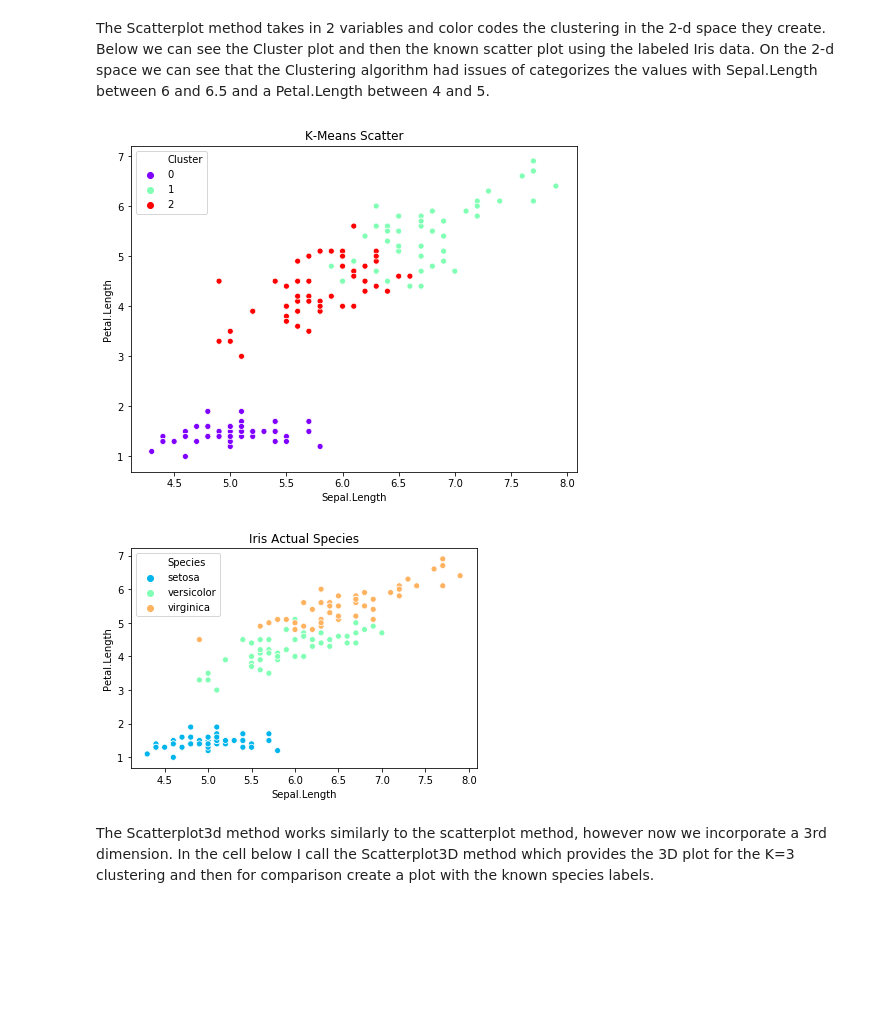
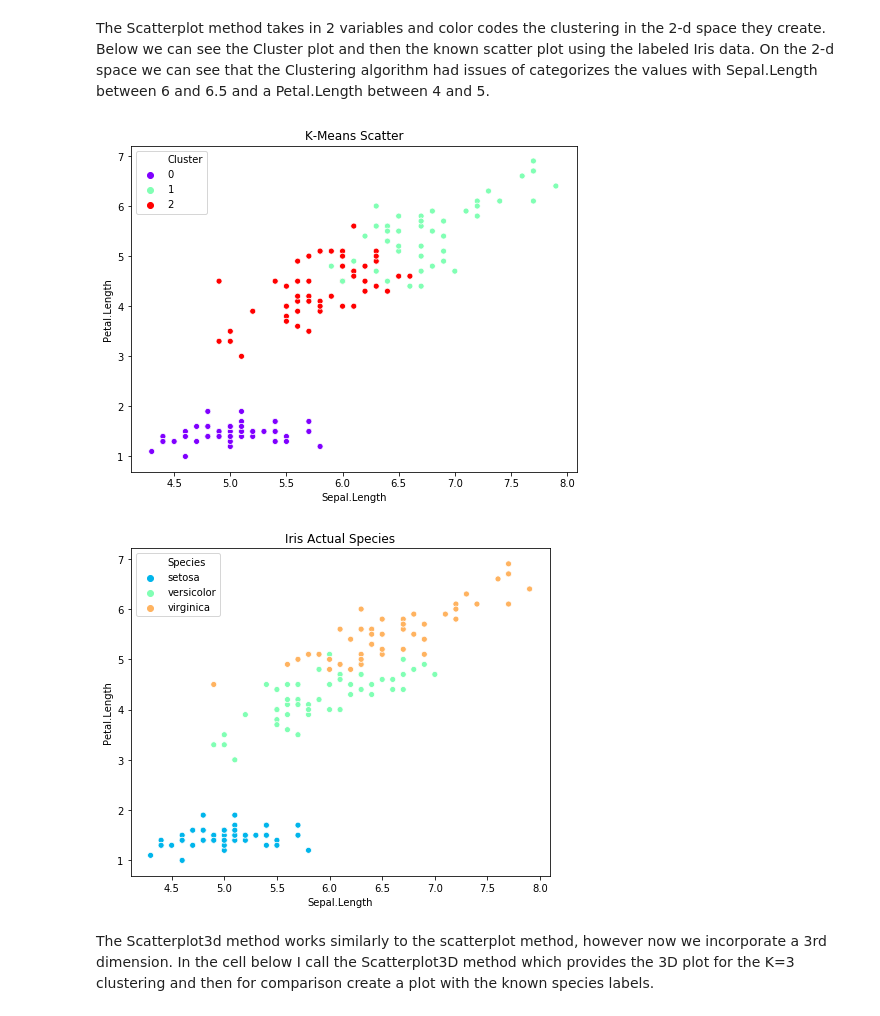
Before and after one commit to atki2828/K-Means-Clustering-Analysis-Iris, a Jupyter notebook: Iris Analysis.ipynb, the cells around one changed output. Drawn from its saved outputs; the diff is of its cells as text; code cells hidden in the pictures; blank space fills up the shorter version.

```diff
--- a/Iris Analysis.ipynb
+++ b/Iris Analysis.ipynb
@@ -92,15 +92,15 @@ Cluster
 The Scatterplot method takes in 2 variables and color codes the clustering in the 2-d space they create. Below we can see the Cluster plot and then the known scatter plot using the labeled Iris data. On the 2-d space we can see that the Clustering algorithm had issues of categorizes the values with Sepal.Length between 6 and 6.5 and a Petal.Length between 4 and 5.
 # %%
 KM.Scatterplot(3,x='Sepal.Length',y='Petal.Length')
-plt.figure(figsize=(5.5,4 ))
+plt.figure(figsize=(6.5,5.5 ))
 sns.scatterplot(x=iris['Sepal.Length'] , y =iris['Petal.Length'],data=iris, hue='Species',palette='rainbow')
 plt.title('Iris Actual Species')
 
 plt.tight_layout()
 plt.show()
 # %% [output]
 [figure]
-[figure, old version]
+[figure, new version]
 # %% [markdown]
 The Scatterplot3d method works similarly to the scatterplot method, however now we incorporate a 3rd dimension. In the cell below I call the Scatterplot3D method which provides the 3D plot for the K=3 clustering and then for comparison create a plot with the known species labels.
 # %%
```
